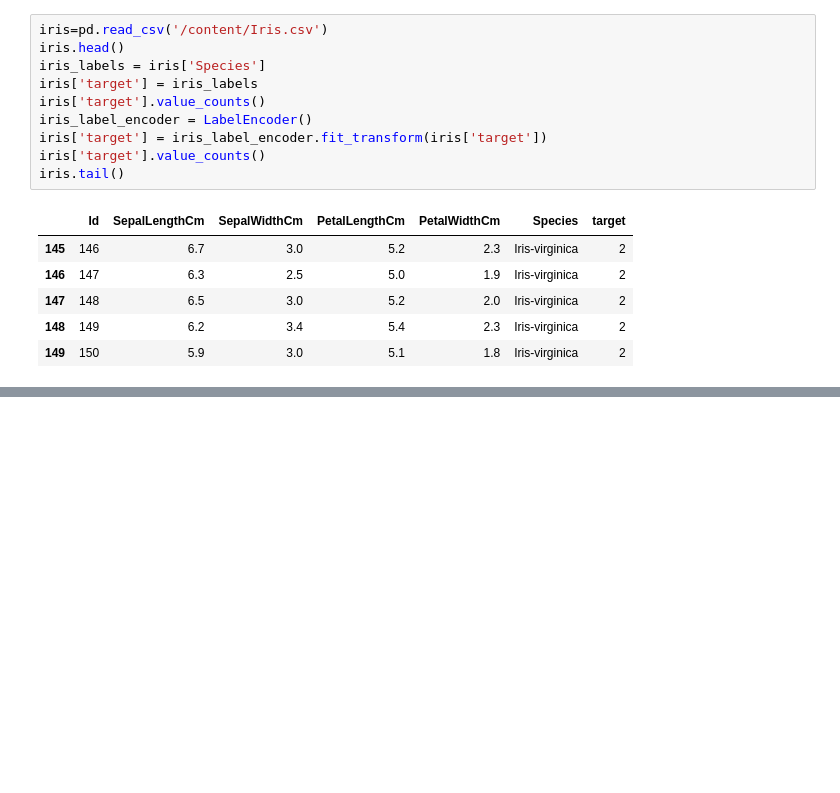
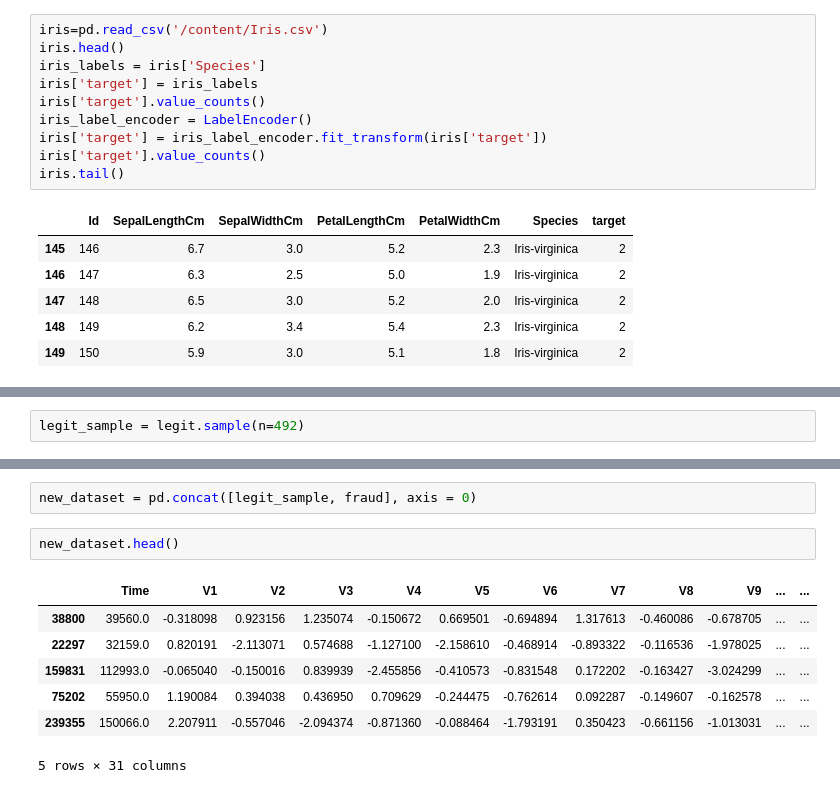
Before and after one commit to DevSecOps-Stack/ML-Prerequisites, a Jupyter notebook: ml_beginner_ml.ipynb, the cells around one changed output, grey strips where cells are left out. Saved outputs shown, nothing was run; the diff lists cells and outputs as text; blank space fills up the shorter version.

```diff
--- a/ml_beginner_ml.ipynb
+++ b/ml_beginner_ml.ipynb
@@ -999,0 +1030,2 @@ iris.tail()
+# %%
+legit_sample = legit.sample(n=492)
@@ -999,0 +1036,12 @@ iris.tail()
+# %%
+new_dataset = pd.concat([legit_sample, fraud], axis = 0)
+# %%
+new_dataset.head()
+# %% [output]
+|  | Time | V1 | V2 | V3 | V4 | V5 | V6 | V7 | V8 | V9 | ... | ... |
+| 38800 | 39560.0 | -0.318098 | 0.923156 | 1.235074 | -0.150672 | 0.669501 | -0.694894 | 1.317613 | -0.460086 | -0.678705 | ... | ... |
+| 22297 | 32159.0 | 0.820191 | -2.113071 | 0.574688 | -1.127100 | -2.158610 | -0.468914 | -0.893322 | -0.116536 | -1.978025 | ... | ... |
+| 159831 | 112993.0 | -0.065040 | -0.150016 | 0.839939 | -2.455856 | -0.410573 | -0.831548 | 0.172202 | -0.163427 | -3.024299 | ... | ... |
+| 75202 | 55950.0 | 1.190084 | 0.394038 | 0.436950 | 0.709629 | -0.244475 | -0.762614 | 0.092287 | -0.149607 | -0.162578 | ... | ... |
+| 239355 | 150066.0 | 2.207911 | -0.557046 | -2.094374 | -0.871360 | -0.088464 | -1.793191 | 0.350423 | -0.661156 | -1.013031 | ... | ... |
+5 rows × 31 columns
```
Also changed, not shown: parts of 8 cells of this notebook.
